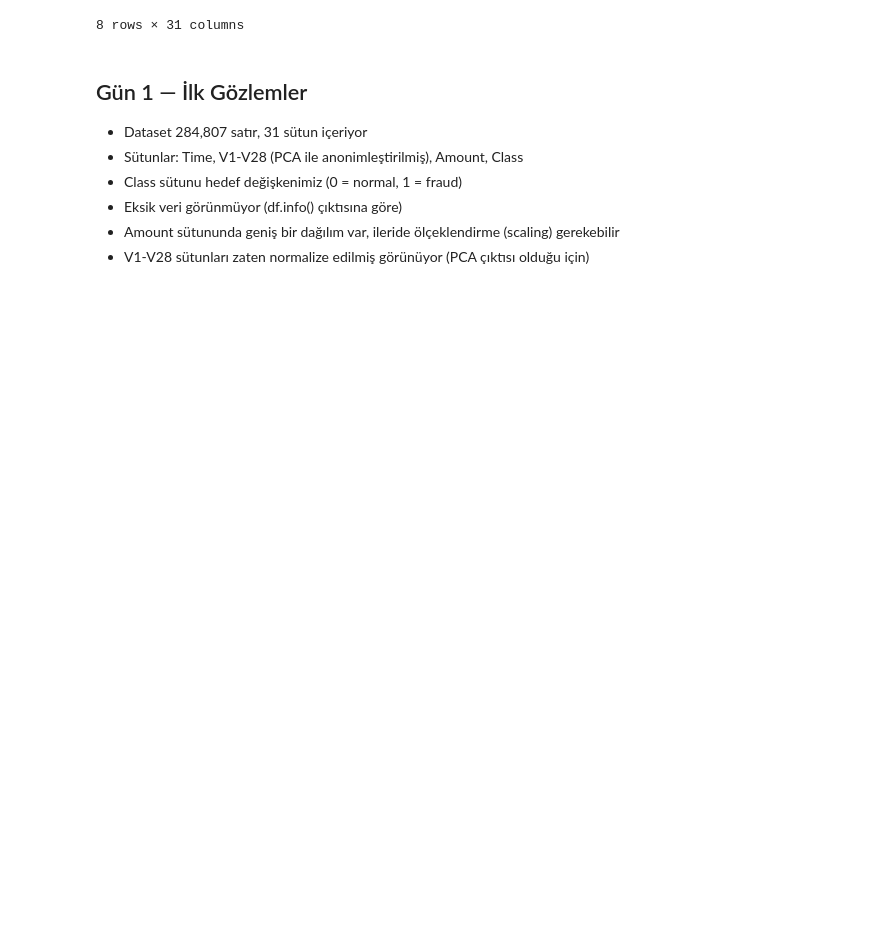
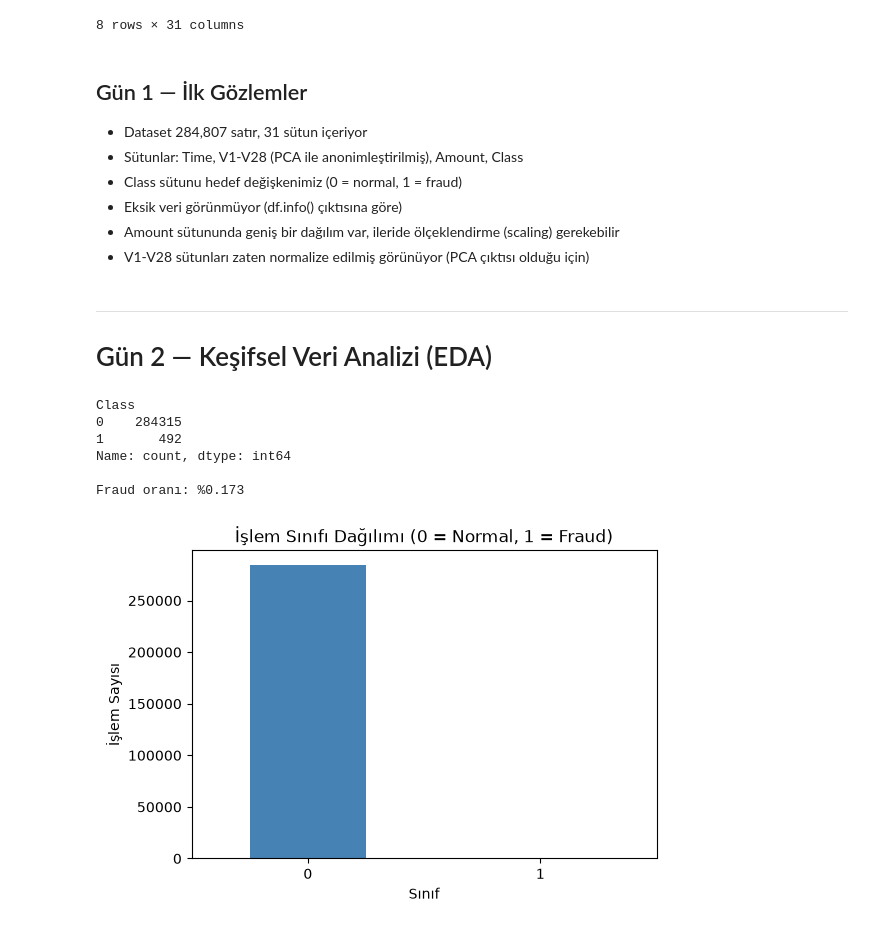
Before and after one commit to alicaners/fraud-detection-platform, a Jupyter notebook: ml-analysis/01_data_exploration.ipynb, the cells around one changed output. Saved outputs shown, nothing was run; the diff lists cells and outputs as text; code cells hidden in the pictures; blank space fills up the shorter version.

```diff
--- a/ml-analysis/01_data_exploration.ipynb
+++ b/ml-analysis/01_data_exploration.ipynb
@@ -64,3 +62,29 @@ df.describe()
 - Eksik veri görünmüyor (df.info() çıktısına göre)
 - Amount sütununda geniş bir dağılım var, ileride ölçeklendirme (scaling) gerekebilir
 - V1-V28 sütunları zaten normalize edilmiş görünüyor (PCA çıktısı olduğu için)
+# %% [markdown]
+---
+# Gün 2 — Keşifsel Veri Analizi (EDA)
+# %%
+class_counts = df['Class'].value_counts()
+print(class_counts)
+
+fraud_percentage = (class_counts[1] / len(df)) * 100
+print(f"\nFraud oranı: %{fraud_percentage:.3f}")
+# %% [output]
+Class
+0    284315
+1       492
+Name: count, dtype: int64
+
+Fraud oranı: %0.173
+# %%
+plt.figure(figsize=(6, 4))
+class_counts.plot(kind='bar', color=['steelblue', 'crimson'])
+plt.title('İşlem Sınıfı Dağılımı (0 = Normal, 1 = Fraud)')
+plt.xlabel('Sınıf')
+plt.ylabel('İşlem Sayısı')
+plt.xticks(rotation=0)
+plt.show()
+# %% [output]
+[figure, added]
```
Also changed, not shown: parts of 10 cells of this notebook.
